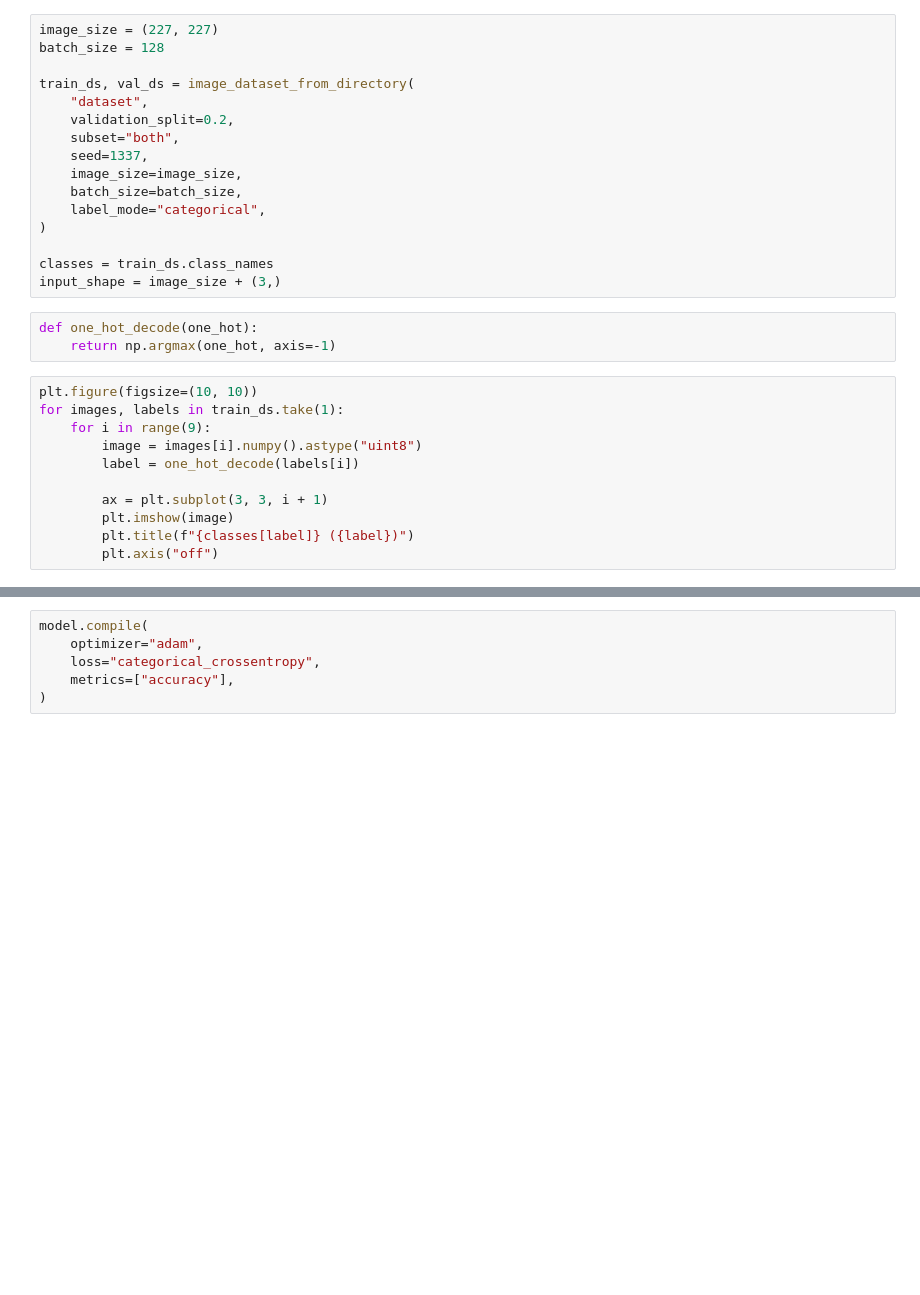
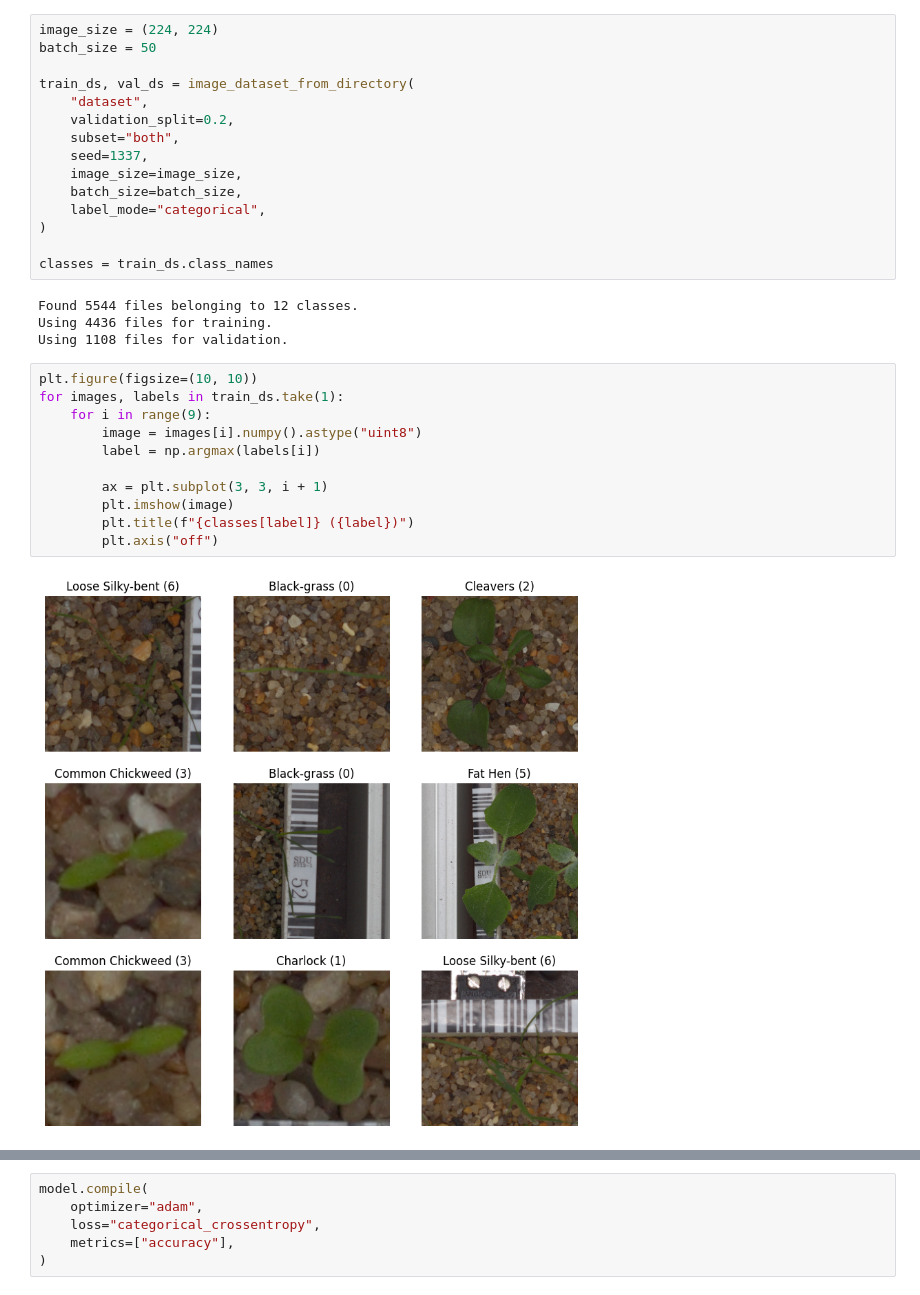
Before and after one commit to augustocrmg/t1-topicos-deep-learning, a Jupyter notebook: main.ipynb, the cells around one changed output, grey strips where cells are left out. Cells and saved outputs as stored; diff of their text form; blank space fills up the shorter version.

```diff
--- a/main.ipynb
+++ b/main.ipynb
@@ -10,6 +10,6 @@ from keras.applications import ResNet50
 # %%
-image_size = (227, 227)
-batch_size = 128
+image_size = (224, 224)
+batch_size = 50
 
 train_ds, val_ds = image_dataset_from_directory(
     "dataset",
@@ -22,19 +22,21 @@ train_ds, val_ds = image_dataset_from_directory(
 )
 
 classes = train_ds.class_names
-input_shape = image_size + (3,)
+# %% [output]
+Found 5544 files belonging to 12 classes.
+Using 4436 files for training.
+Using 1108 files for validation.
-# %%
-def one_hot_decode(one_hot):
-    return np.argmax(one_hot, axis=-1)
 # %%
 plt.figure(figsize=(10, 10))
 for images, labels in train_ds.take(1):
     for i in range(9):
         image = images[i].numpy().astype("uint8")
-        label = one_hot_decode(labels[i])
+        label = np.argmax(labels[i])
 
         ax = plt.subplot(3, 3, i + 1)
         plt.imshow(image)
         plt.title(f"{classes[label]} ({label})")
         plt.axis("off")
+# %% [output]
+[figure, added]
 # %%
```
Also changed, not shown: parts of 7 cells of this notebook.
